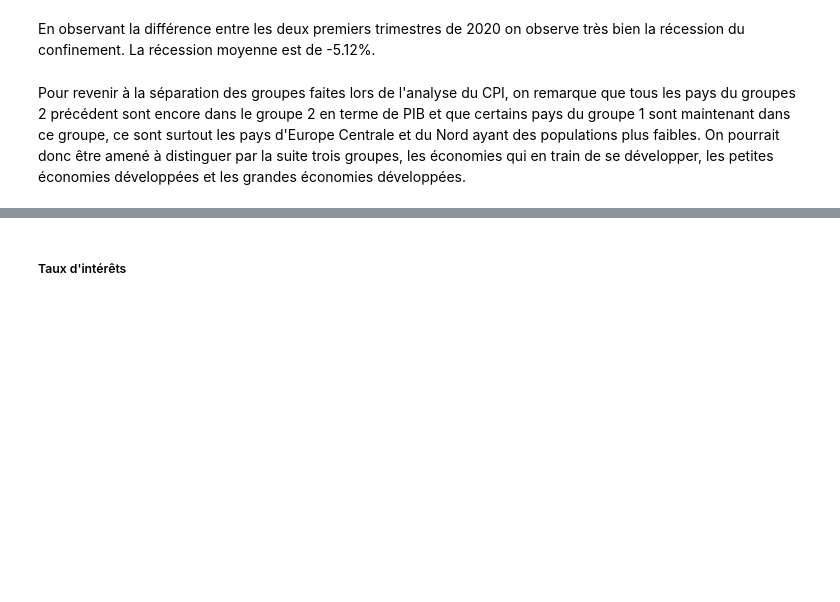
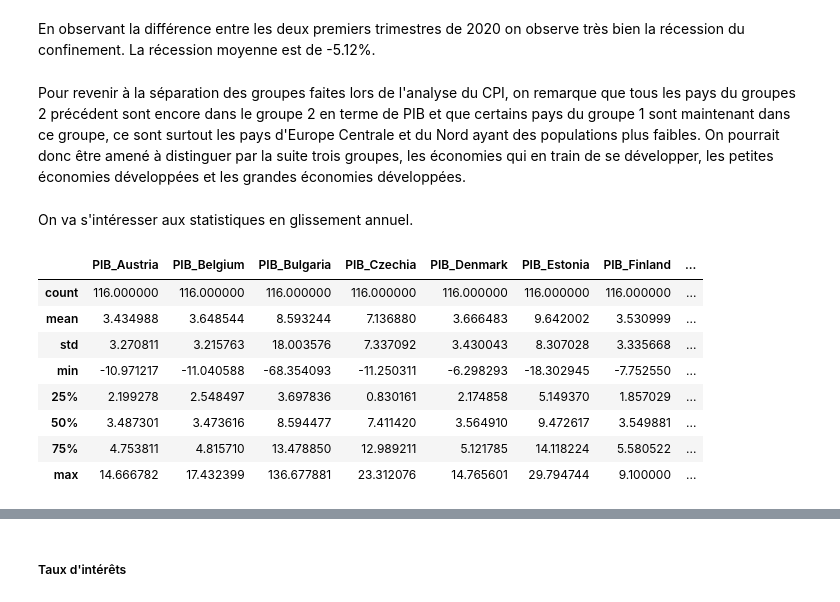
Before and after one commit to enriquealarcon01/Stat-App, a Jupyter notebook: Visualisation.ipynb, the cells around one changed output, grey strips where cells are left out. Saved outputs shown, nothing was run; the diff lists cells and outputs as text; code cells hidden in the pictures; blank space fills up the shorter version.

```diff
--- a/Visualisation.ipynb
+++ b/Visualisation.ipynb
@@ -304,3 +413,18 @@ En observant la différence entre les deux premiers trimestres de 2020 on observ
 Pour revenir à la séparation des groupes faites lors de l'analyse du CPI, on remarque que tous les pays du groupes 2 précédent sont encore dans le groupe 2 en terme de PIB et que certains pays du groupe 1 sont maintenant dans ce groupe, ce sont surtout les pays d'Europe Centrale et du Nord ayant des populations plus faibles. On pourrait donc être amené à distinguer par la suite trois groupes, les économies qui en train de se développer, les petites économies développées et les grandes économies développées.
 # %%
 print(PIB_groupe_2_indices, CPI_groupe_2_indices)
+# %% [markdown]
+On va s'intéresser aux statistiques en glissement annuel.
+# %%
+PIB_Glissement = PIB.pct_change(periods=4) * 100
+PIB_Glissement.describe()
+# %% [output]
+|  | PIB_Austria | PIB_Belgium | PIB_Bulgaria | PIB_Czechia | PIB_Denmark | PIB_Estonia | PIB_Finland | ... |
+| count | 116.000000 | 116.000000 | 116.000000 | 116.000000 | 116.000000 | 116.000000 | 116.000000 | ... |
+| mean | 3.434988 | 3.648544 | 8.593244 | 7.136880 | 3.666483 | 9.642002 | 3.530999 | ... |
+| std | 3.270811 | 3.215763 | 18.003576 | 7.337092 | 3.430043 | 8.307028 | 3.335668 | ... |
+| min | -10.971217 | -11.040588 | -68.354093 | -11.250311 | -6.298293 | -18.302945 | -7.752550 | ... |
+| 25% | 2.199278 | 2.548497 | 3.697836 | 0.830161 | 2.174858 | 5.149370 | 1.857029 | ... |
+| 50% | 3.487301 | 3.473616 | 8.594477 | 7.411420 | 3.564910 | 9.472617 | 3.549881 | ... |
+| 75% | 4.753811 | 4.815710 | 13.478850 | 12.989211 | 5.121785 | 14.118224 | 5.580522 | ... |
+| max | 14.666782 | 17.432399 | 136.677881 | 23.312076 | 14.765601 | 29.794744 | 9.100000 | ... |
```
Also changed, not shown: parts of 24 cells of this notebook, 2 other files.
